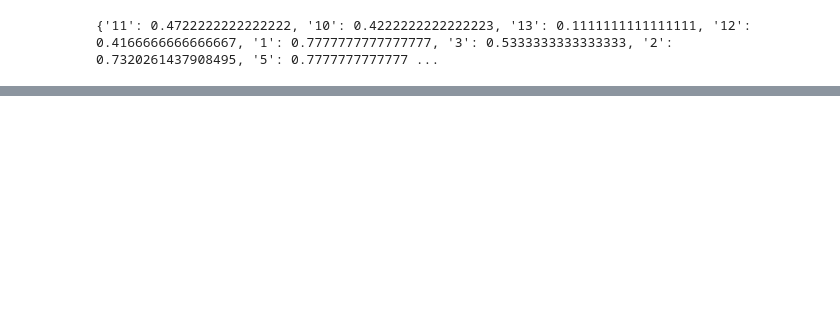
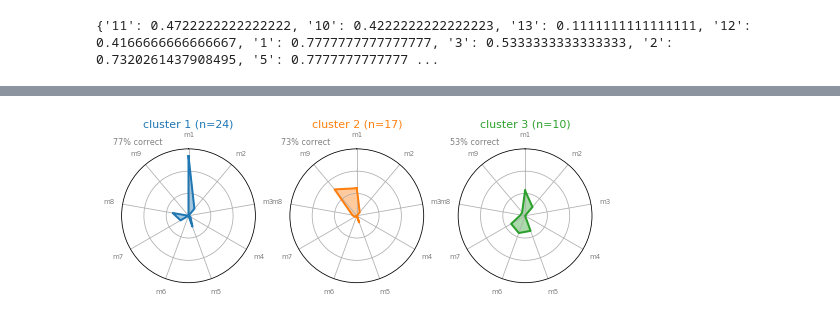
Before and after one commit to NBCLab/PhysicsLearning, a Jupyter notebook: FCI/module-analysis-files/computeProportions.ipynb, the cells around one changed output, grey strips where cells are left out. Drawn from its saved outputs; the diff is of its cells as text; code cells hidden in the pictures; blank space fills up the shorter version.

```diff
--- a/FCI/module-analysis-files/computeProportions.ipynb
+++ b/FCI/module-analysis-files/computeProportions.ipynb
@@ -611,0 +318,86 @@ plt.clf()
+# %%
+"""
+Create Facited radar plots
+"""
+
+# Set data
+df = pd.DataFrame({
+'group': ['1','2','3','4','5','6','7','8','9','10','11','12','13'],
+
+# The below are scaled by cluster size. Probably the best way to do it.
+'m1': [scaledProportions['1']['1'],scaledProportions['2']['1'],scaledProportions['3']['1'],scaledProportions['4']['1'],scaledProportions['5']['1'],scaledProportions['6']['1'],scaledProportions['7']['1'],scaledProportions['8']['1'],scaledProportions['9']['1'],scaledProportions['10']['1'],scaledProportions['11']['1'],scaledProportions['12']['1'],scaledProportions['13']['1']],
+'m2': [scaledProportions['1']['2'],scaledProportions['2']['2'],scaledProportions['3']['2'],scaledProportions['4']['2'],scaledProportions['5']['2'],scaledProportions['6']['2'],scaledProportions['7']['2'],scaledProportions['8']['2'],scaledProportions['9']['2'],scaledProportions['10']['2'],scaledProportions['11']['2'],scaledProportions['12']['2'],scaledProportions['13']['2']],
+'m3': [scaledProportions['1']['3'],scaledProportions['2']['3'],scaledProportions['3']['3'],scaledProportions['4']['3'],scaledProportions['5']['3'],scaledProportions['6']['3'],scaledProportions['7']['3'],scaledProportions['8']['3'],scaledProportions['9']['3'],scaledProportions['10']['3'],scaledProportions['11']['3'],scaledProportions['12']['3'],scaledProportions['13']['3']],
+'m4': [scaledProportions['1']['4'],scaledProportions['2']['4'],scaledProportions['3']['4'],scaledProportions['4']['4'],scaledProportions['5']['4'],scaledProportions['6']['4'],scaledProportions['7']['4'],scaledProportions['8']['4'],scaledProportions['9']['4'],scaledProportions['10']['4'],scaledProportions['11']['4'],scaledProportions['12']['4'],scaledProportions['13']['4']],
+'m5': [scaledProportions['1']['5'],scaledProportions['2']['5'],scaledProportions['3']['5'],scaledProportions['4']['5'],scaledProportions['5']['5'],scaledProportions['6']['5'],scaledProportions['7']['5'],scaledProportions['8']['5'],scaledProportions['9']['5'],scaledProportions['10']['5'],scaledProportions['11']['5'],scaledProportions['12']['5'],scaledProportions['13']['5']],
+'m6': [scaledProportions['1']['6'],scaledProportions['2']['6'],scaledProportions['3']['6'],scaledProportions['4']['6'],scaledProportions['5']['6'],scaledProportions['6']['6'],scaledProportions['7']['6'],scaledProportions['8']['6'],scaledProportions['9']['6'],scaledProportions['10']['6'],scaledProportions['11']['6'],scaledProportions['12']['6'],scaledProportions['13']['6']],
+'m7': [scaledProportions['1']['7'],scaledProportions['2']['7'],scaledProportions['3']['7'],scaledProportions['4']['7'],scaledProportions['5']['7'],scaledProportions['6']['7'],scaledProportions['7']['7'],scaledProportions['8']['7'],scaledProportions['9']['7'],scaledProportions['10']['7'],scaledProportions['11']['7'],scaledProportions['12']['7'],scaledProportions['13']['7']],
+'m8': [scaledProportions['1']['8'],scaledProportions['2']['8'],scaledProportions['3']['8'],scaledProportions['4']['8'],scaledProportions['5']['8'],scaledProportions['6']['8'],scaledProportions['7']['8'],scaledProportions['8']['8'],scaledProportions['9']['8'],scaledProportions['10']['8'],scaledProportions['11']['8'],scaledProportions['12']['8'],scaledProportions['13']['8']],
+'m9': [scaledProportions['1']['9'],scaledProportions['2']['9'],scaledProportions['3']['9'],scaledProportions['4']['9'],scaledProportions['5']['9'],scaledProportions['6']['9'],scaledProportions['7']['9'],scaledProportions['8']['9'],scaledProportions['9']['9'],scaledProportions['10']['9'],scaledProportions['11']['9'],scaledProportions['12']['9'],scaledProportions['13']['9']],
+#'m10': [scaledProportions['1']['10'],scaledProportions['2']['10'],scaledProportions['3']['10'],scaledProportions['4']['10'],scaledProportions['5']['10'],scaledProportions['6']['10'],scaledProportions['7']['10'],scaledProportions['8']['10'],scaledProportions['9']['10'],scaledProportions['10']['10'],scaledProportions['11']['10'],scaledProportions['12']['10'],scaledProportions['13']['10']],
+#'mN': [scaledProportions['1']['NA'],scaledProportions['2']['NA'],scaledProportions['3']['NA'],scaledProportions['4']['NA'],scaledProportions['5']['NA'],scaledProportions['6']['NA'],scaledProportions['7']['NA'],scaledProportions['8']['NA'],scaledProportions['9']['NA'],scaledProportions['10']['NA'],scaledProportions['11']['NA'],scaledProportions['12']['NA'],scaledProportions['13']['NA']]
+})
+
+
+def make_spider( row, title, color):
+
+    # number of variable
+    categories=list(df)[1:]
+    N = len(categories)
+
+    # What will be the angle of each axis in the plot? (we divide the plot / number of variable)
+    angles = [n / float(N) * 2 * pi for n in range(N)]
+    angles += angles[:1]
+
+    # Initialise the spider plot
+    ax = plt.subplot(4,4,row+1, polar=True, )
+
+    # If you want the first axis to be on top:
+    ax.set_theta_offset(pi / 2)
+    ax.set_theta_direction(-1)
+
+    # Draw one axis per variable + add labels
+    plt.xticks(angles[:-1], categories, color='grey', size=7)
+
+    # Extend margins
+    plt.subplots_adjust(left=0.2, hspace=0.4)
+    #plt.subplots_adjust(left=0, bottom=0, right=1, top=1, wspace=0, hspace=0)
+
+    # Draw ylabels
+    ax.set_rlabel_position(0)
+    #values if I'm plotting the scaled values and including cluster 10 (correct answers):
+#    plt.yticks([.5,.1,.15], [".5",".1",".15"], color="grey", size=6)
+#    plt.ylim(0,0.2)
+    #values if I'm plotting the scaled values and not including cluster 10 (correct answers)
+    plt.yticks([.01,.02], ["",""], color="grey", size=6)
+    plt.ylim(0,0.03)
+
+    # Ind1
+    values=df.loc[row].drop('group').values.flatten().tolist()
+    values += values[:1]
+    ax.plot(angles, values, color=color, linewidth=2, linestyle='solid')
+    ax.fill(angles, values, color=color, alpha=0.4)
+
+    # Add a title
+    ttl = plt.title(title, size=11, color=color, y=1.052)
+    ttl.set_position([.5, 1.12])
+
+# ------- PART 2: Apply to all individuals
+# initialize the figure
+my_dpi=250
+plt.figure(figsize=(3200/my_dpi, 3200/my_dpi), dpi=my_dpi)
+
+# Create a color palette:
+# good options: "tab10", "Set2", "gist_stern", "tab20", "tab20b", "Paired", "Dark2", "Set1"
+my_palette = plt.cm.get_cmap("tab10", len(df.index))
+
+# Plot the three normative groups
+for row in range(0, 3):
+    make_spider( row=row, title='cluster '+df['group'][row]+' (n='+str(clustersizes[row])+')', color=my_palette(row+1))
+#    plt.text(1, 0.037, r'accuracy {0}%'.format(acc), color="gray", size=8.5)
+    plt.text(-.815, 0.04651, r'{0}% correct'.format(int(accuracy[df['group'][row]]*100)), color="gray", size=8)
+
+plt.show()
+plt.clf()
+# %% [output]
+[figure, added]
```
Also changed, not shown: parts of 5 cells of this notebook, 2 other files.
